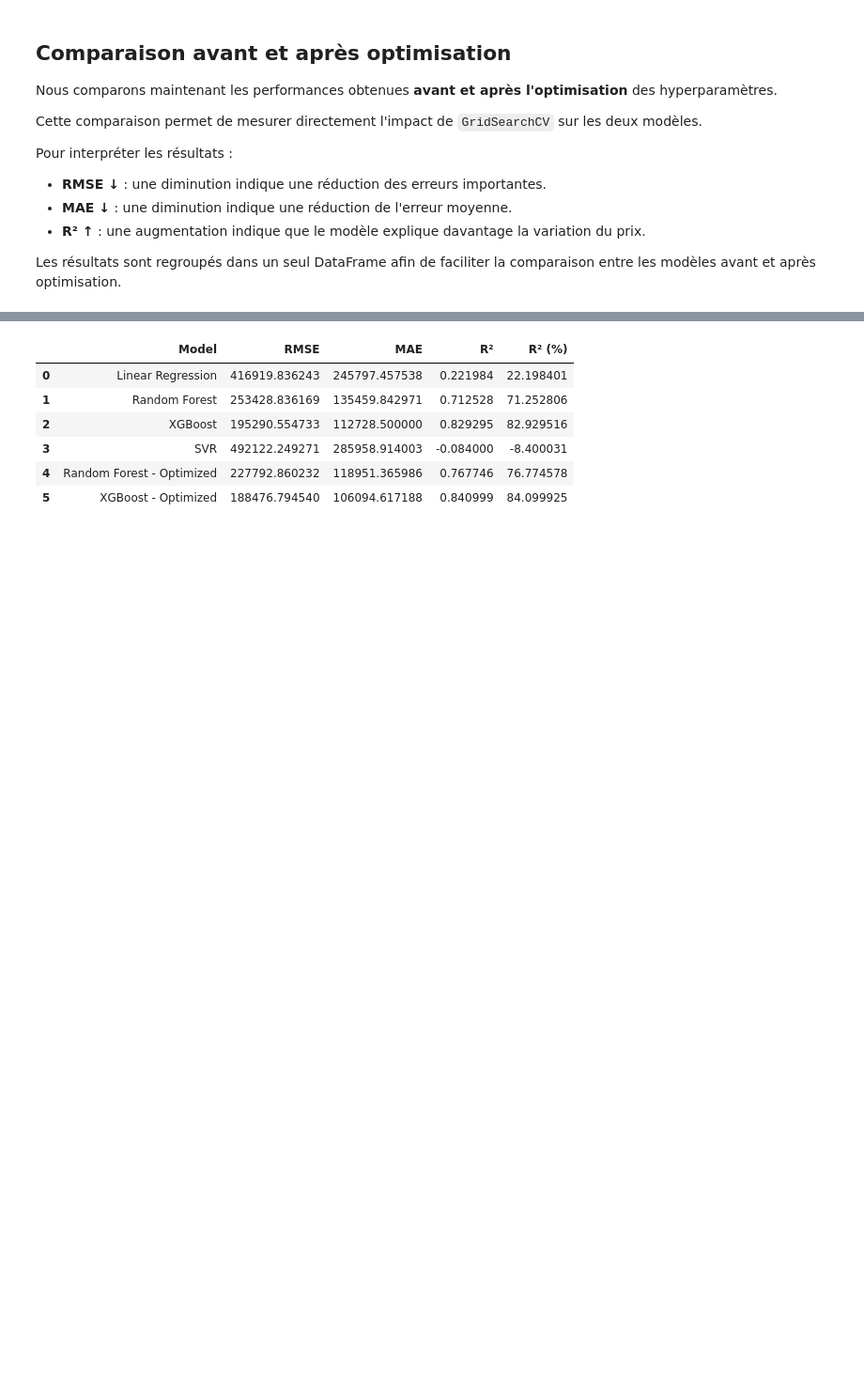
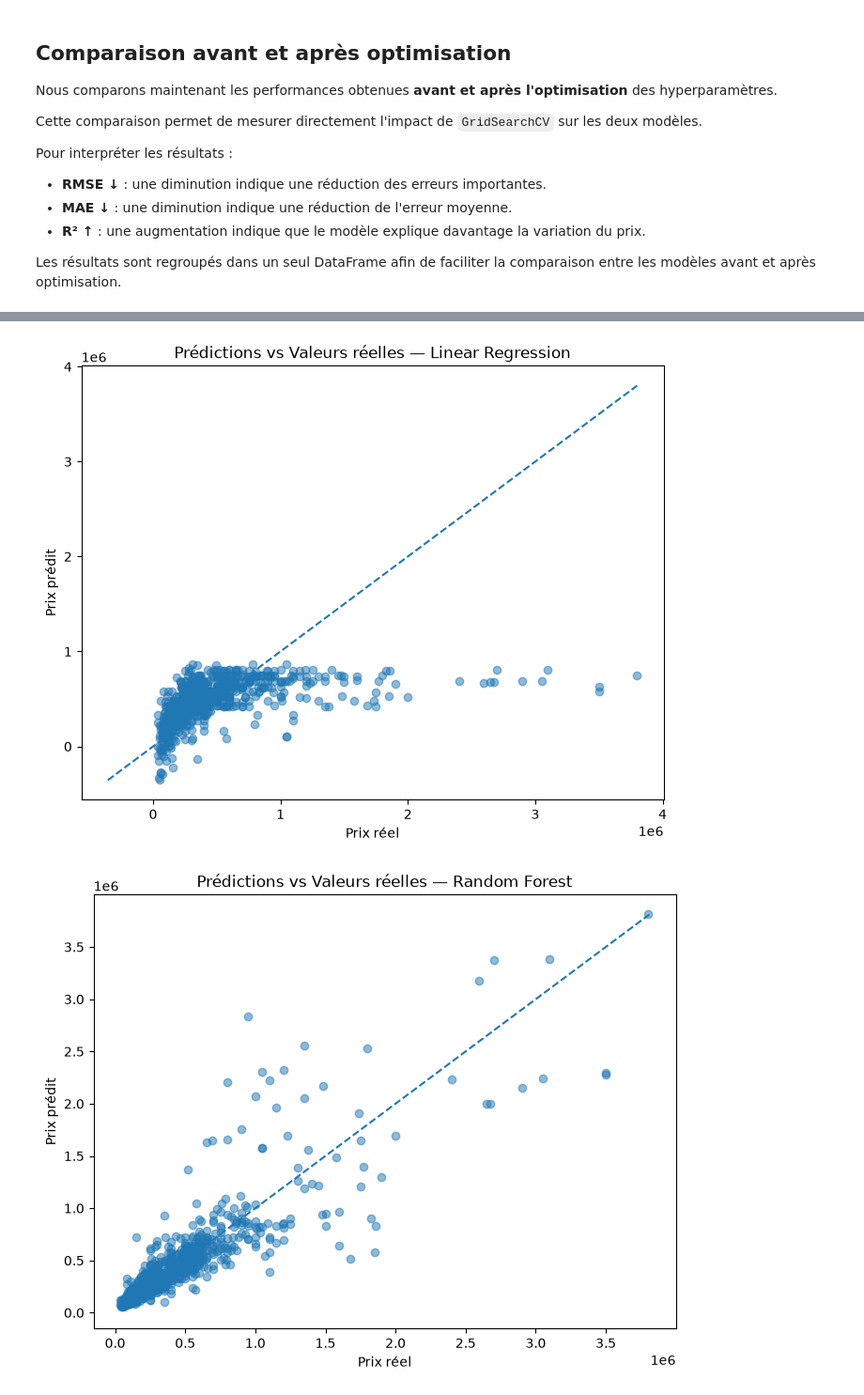
Before and after one commit to yakhlafhoussam/Car-Price-Predictor, a Jupyter notebook: notebooks/exploration.ipynb, the cells around one changed output, grey strips where cells are left out. Shown at 94% size. Drawn from its saved outputs; the diff is of its cells as text; code cells hidden in the pictures; blank space fills up the shorter version.

```diff
--- a/notebooks/exploration.ipynb
+++ b/notebooks/exploration.ipynb
@@ -972,42 +971,36 @@ comparison
-# %%
-final_models = {
-    "Linear Regression": models["Linear Regression"],
-    "Random Forest": models["Random Forest"],
-    "XGBoost": models["XGBoost"],
-    "SVR": models["SVR"],
-    "Random Forest - Optimized": best_rf,
-    "XGBoost - Optimized": best_xgb
-}
-
-final_results = []
-predictions = {}
-
-for name, model in final_models.items():
-
-    y_pred = model.predict(X_test)
-
-    predictions[name] = y_pred
-
-    rmse = np.sqrt(mean_squared_error(y_test, y_pred))
-    mae = mean_absolute_error(y_test, y_pred)
-    r2 = r2_score(y_test, y_pred)
-
-    final_results.append({
-        "Model": name,
-        "RMSE": rmse,
-        "MAE": mae,
-        "R²": r2,
-        "R² (%)": r2 * 100
-    })
-
-final_results_df = pd.DataFrame(final_results)
-
-final_results_df
-# %% [output]
-|  | Model | RMSE | MAE | R² | R² (%) |
-| 0 | Linear Regression | 416919.836243 | 245797.457538 | 0.221984 | 22.198401 |
-| 1 | Random Forest | 253428.836169 | 135459.842971 | 0.712528 | 71.252806 |
-| 2 | XGBoost | 195290.554733 | 112728.500000 | 0.829295 | 82.929516 |
-| 3 | SVR | 492122.249271 | 285958.914003 | -0.084000 | -8.400031 |
-| 4 | Random Forest - Optimized | 227792.860232 | 118951.365986 | 0.767746 | 76.774578 |
-| 5 | XGBoost - Optimized | 188476.794540 | 106094.617188 | 0.840999 | 84.099925 |
+# %%
+predictions = {}
+
+for name, model in models.items():
+    predictions[name] = model.predict(X_test)
+
+predictions["Random Forest - After"] = best_rf.predict(X_test)
+predictions["XGBoost - After"] = best_xgb.predict(X_test)
+# %%
+for name, y_pred in predictions.items():
+
+    plt.figure(figsize=(8, 6))
+
+    plt.scatter(
+        y_test,
+        y_pred,
+        alpha=0.5
+    )
+
+    min_value = min(y_test.min(), y_pred.min())
+    max_value = max(y_test.max(), y_pred.max())
+
+    plt.plot(
+        [min_value, max_value],
+        [min_value, max_value],
+        linestyle="--"
+    )
+
+    plt.xlabel("Prix réel")
+    plt.ylabel("Prix prédit")
+    plt.title(f"Prédictions vs Valeurs réelles — {name}")
+
+    plt.show()
+# %% [output]
+[figure, added]
+[figure, added]
```
Also changed, not shown: parts of 8 cells of this notebook, 1 other file.
